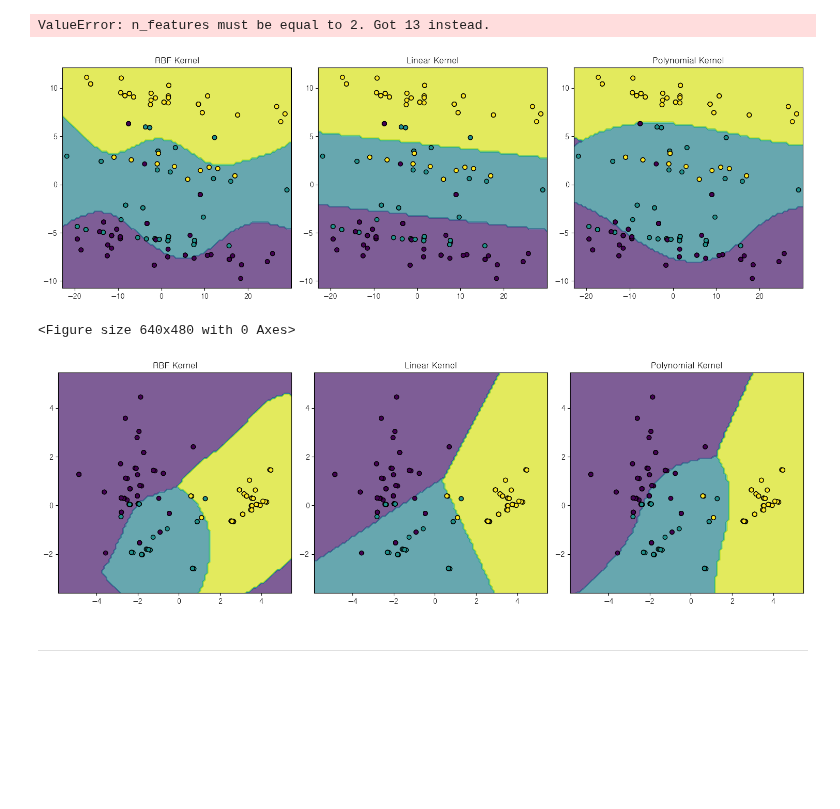
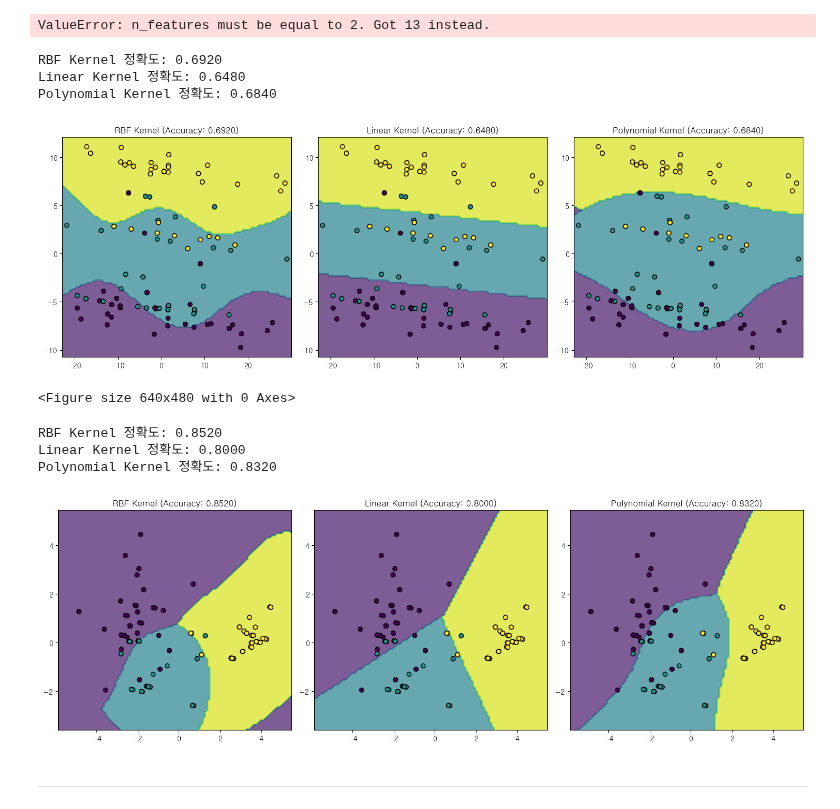
Before and after one commit to encore-SKN11/ML-3Team, a Jupyter notebook: ml_hyg.ipynb, the cells around one changed output. Cells and saved outputs as stored; diff of their text form; code cells hidden in the pictures; blank space fills up the shorter version.

```diff
--- a/ml_hyg.ipynb
+++ b/ml_hyg.ipynb
@@ -348,24 +336,33 @@ X_test_2d = pca.fit_transform(X_test)
 # %%
 # 모델 학습
 rbf_model.fit(X_train_2d, y_train)
 linear_model.fit(X_train_2d, y_train)
 poly_model.fit(X_train_2d, y_train)
 
 # 서브플롯 생성
 fig, axes = plt.subplots(1, 3, figsize=(15, 5))  # 가로로 3개의 서브플롯 생성
 
 models = [rbf_model, linear_model, poly_model]
 titles = ["RBF Kernel", "Linear Kernel", "Polynomial Kernel"]
 
 for ax, model, title in zip(axes, models, titles):
+    y_pred = model.predict(X_test_2d)
+
+    # 정확도 계산
+    acc_score = accuracy_score(y_test, y_pred)
+    print(f'{title} 정확도: {acc_score:.4f}')
+
     dbd = DecisionBoundaryDisplay.from_estimator(model, X_test_2d, alpha=0.7, ax=ax)
     ax.scatter(X_test_2d[:, 0], X_test_2d[:, 1], c=y_test, edgecolor='k', label='Test Data')
-    ax.set_title(title)
+    ax.set_title(f'{title} (Accuracy: {acc_score:.4f})')
 
 plt.tight_layout()
 plt.show()
 # %% [output]
+RBF Kernel 정확도: 0.6920
+Linear Kernel 정확도: 0.6480
+Polynomial Kernel 정확도: 0.6840
-[figure, old version]
+[figure, new version]
 # %%
 for ax, model, title in zip(axes, models, titles):
     dbd = DecisionBoundaryDisplay.from_estimator(model, X_train_2d, alpha=0.7, ax=ax)
@@ -396,14 +393,24 @@ models = rbf_model, linear_model, poly_model
 titles = ["RBF Kernel", "Linear Kernel", "Polynomial Kernel"]
 
 for ax, model, title in zip(axes, models, titles):
+    y_pred = model.predict(X_test_2d_lda)
+
+    # 정확도 계산
+    acc_score = accuracy_score(y_test, y_pred)
+    print(f'{title} 정확도: {acc_score:.4f}')
+
+
     dbd = DecisionBoundaryDisplay.from_estimator(model, X_test_2d_lda, alpha=0.7, ax=ax)
     ax.scatter(X_test_2d_lda[:, 0], X_test_2d_lda[:, 1], c=y_test, edgecolor='k', label='Test Data')
-    ax.set_title(title)
+    ax.set_title(f'{title} (Accuracy: {acc_score:.4f})')
 
 plt.tight_layout()
 plt.show()
 # %% [output]
+RBF Kernel 정확도: 0.8520
+Linear Kernel 정확도: 0.8000
+Polynomial Kernel 정확도: 0.8320
-[figure, old version]
+[figure, new version]
 # %% [markdown]
 ---
 # %% [markdown]
```
Also changed, not shown: parts of 2 cells of this notebook.
